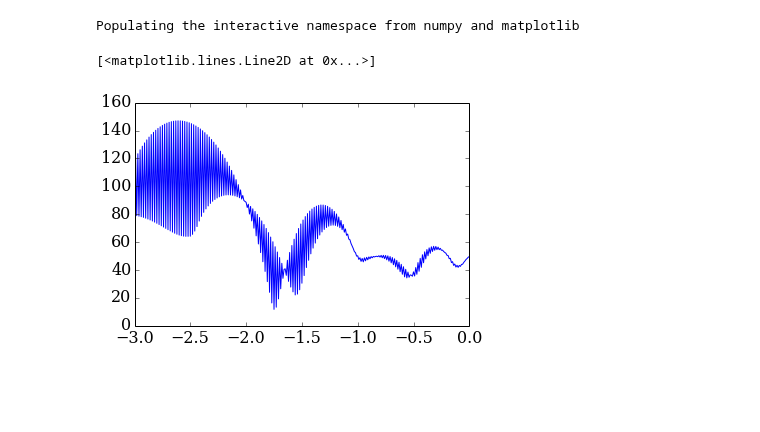
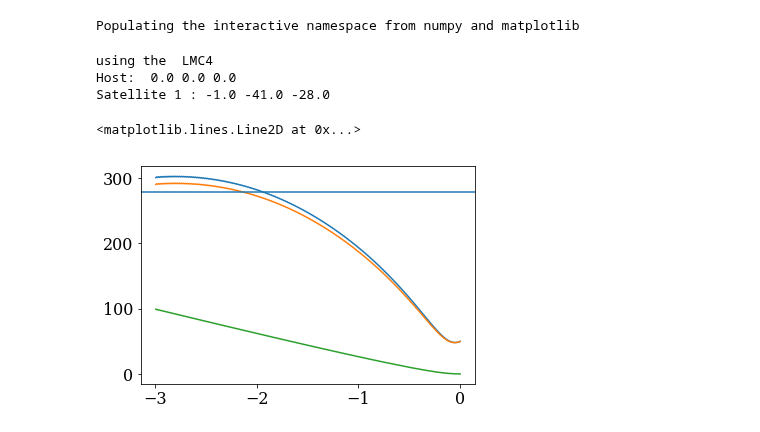
Before and after one commit to jngaravitoc/LMC-MW, a Jupyter notebook: code/LMC_orbit/LMC4_orbit.ipynb, the cells around one changed output. Cells and saved outputs as stored; diff of their text form; code cells hidden in the pictures; blank space fills up the shorter version.

```diff
--- a/code/LMC_orbit/LMC4_orbit.ipynb
+++ b/code/LMC_orbit/LMC4_orbit.ipynb
@@ -21,12 +14,42 @@ sat_model = ['hernquist', 1E11, 20]
+# %%
+MW_halo_mass= 1.5E12
+a = 18.54
+M_disk = 5.78E10
+M_bulge = 1.41E10
+CC = 15
+#host_model = ['NFW', MW_halo_mass, a, CC]
+#disk_params = [M_disk, 3.5, 0.68]
+#bulge_params = [M_bulge, 0.7]
+#alpha = [0,0]
+#d_t = 0.001
+#LMC_mod = ['hernquist', 1E11, 3]
+
+pos_host = np.array([0,0,0])
+vel_host = np.array([0,0,0])
+host_model = ['NFW', 1.2E12, 261, CC]
+disk_params = [M_disk, 3.5, 0.68]
+bulge_params = [M_bulge, 0.7]
+alpha = [0, 0.6]
+time = 5.0
+#d_t = [0.1, 0.01, 0.001]
 # %%
-t, sat_R, sat_V, host_R, host_V = soda.leapfrog.integrate(3, 'LMC', 'LMC', [0,0,0], [0,0,0], host_model, sat_model,
-                                                          disk_params, bulge_params, dfric=1,
-                                                          alpha=alpha, dt=0.01, direction=1)
+t, sat_R, sat_V, host_R, host_V = soda.leapfrog.integrate_sat(3, pos_host, vel_host,
+                                                              host_model, disk_params, bulge_params,
+                                                              lmc_model='LMC4',
+                                                              direction=1,
+                                                              alpha=alpha,)
+# %% [output]
+using the  LMC4
+Host:  0.0 0.0 0.0
+Satellite 1 : -1.0 -41.0 -28.0
-# %%
-plot(t, np.sqrt(sat_R[:,0]**2 + sat_R[:,1]**2 + sat_R[:,2]**2))
-# %% [output]
-[<matplotlib.lines.Line2D at 0x...>]
-[figure, removed]
+# %%
+plot(t, np.sqrt((sat_R[:,0])**2 + (sat_R[:,1])**2 + (sat_R[:,2])**2))
+plot(t, np.sqrt((sat_R[:,0]-host_R[:,0])**2 + (sat_R[:,1]-host_R[:,1])**2 + (sat_R[:,2]-host_R[:,2])**2))
+plot(t, np.sqrt((host_R[:,0])**2 + (host_R[:,1])**2 + (host_R[:,2])**2))
+axhline(278)
+# %% [output]
+<matplotlib.lines.Line2D at 0x...>
+[figure, added]
 # %%
 # Function that reads the data from the Analytic integration
 #Galactocentic distances and velocities
```
Also changed, not shown: parts of 24 cells of this notebook.
